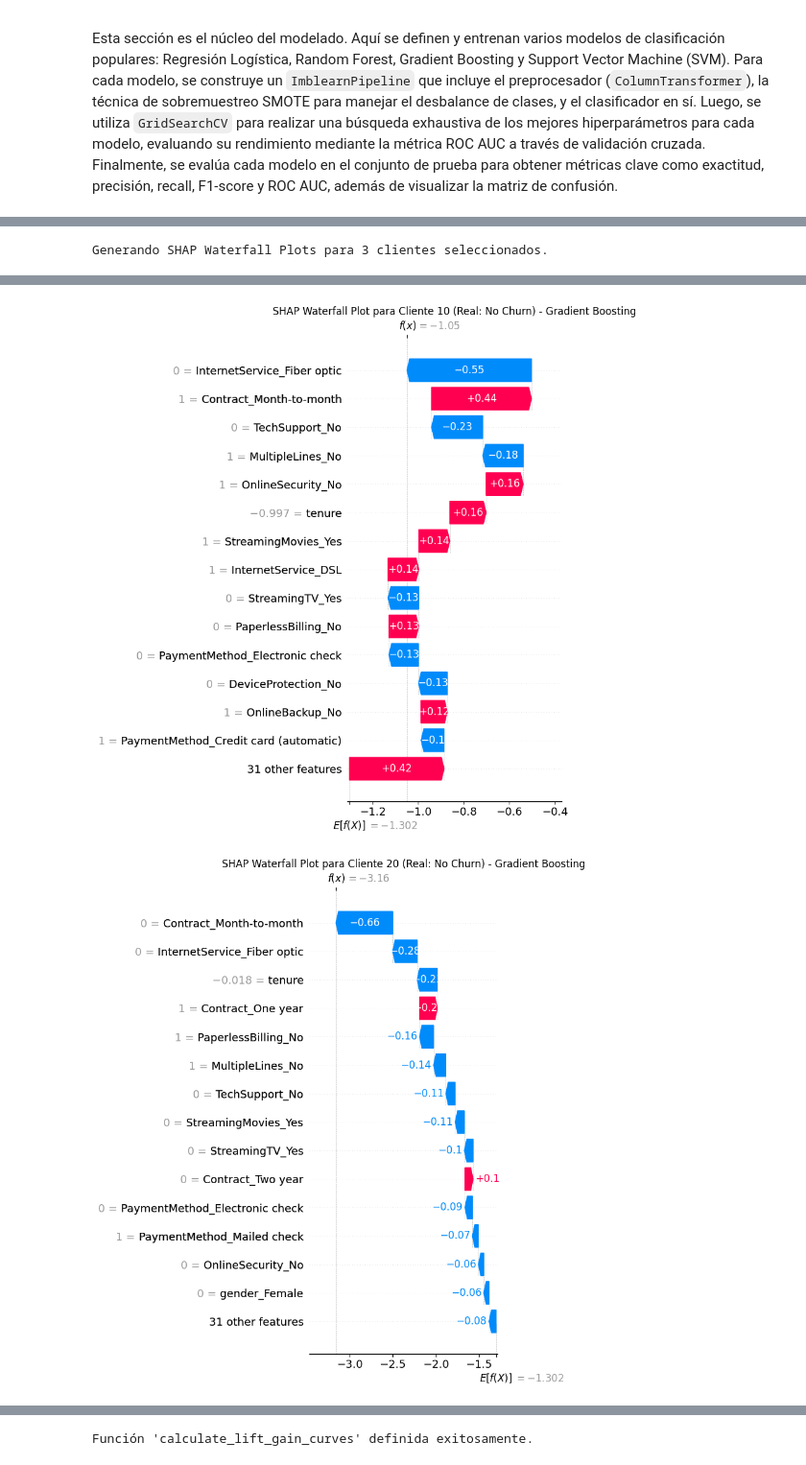
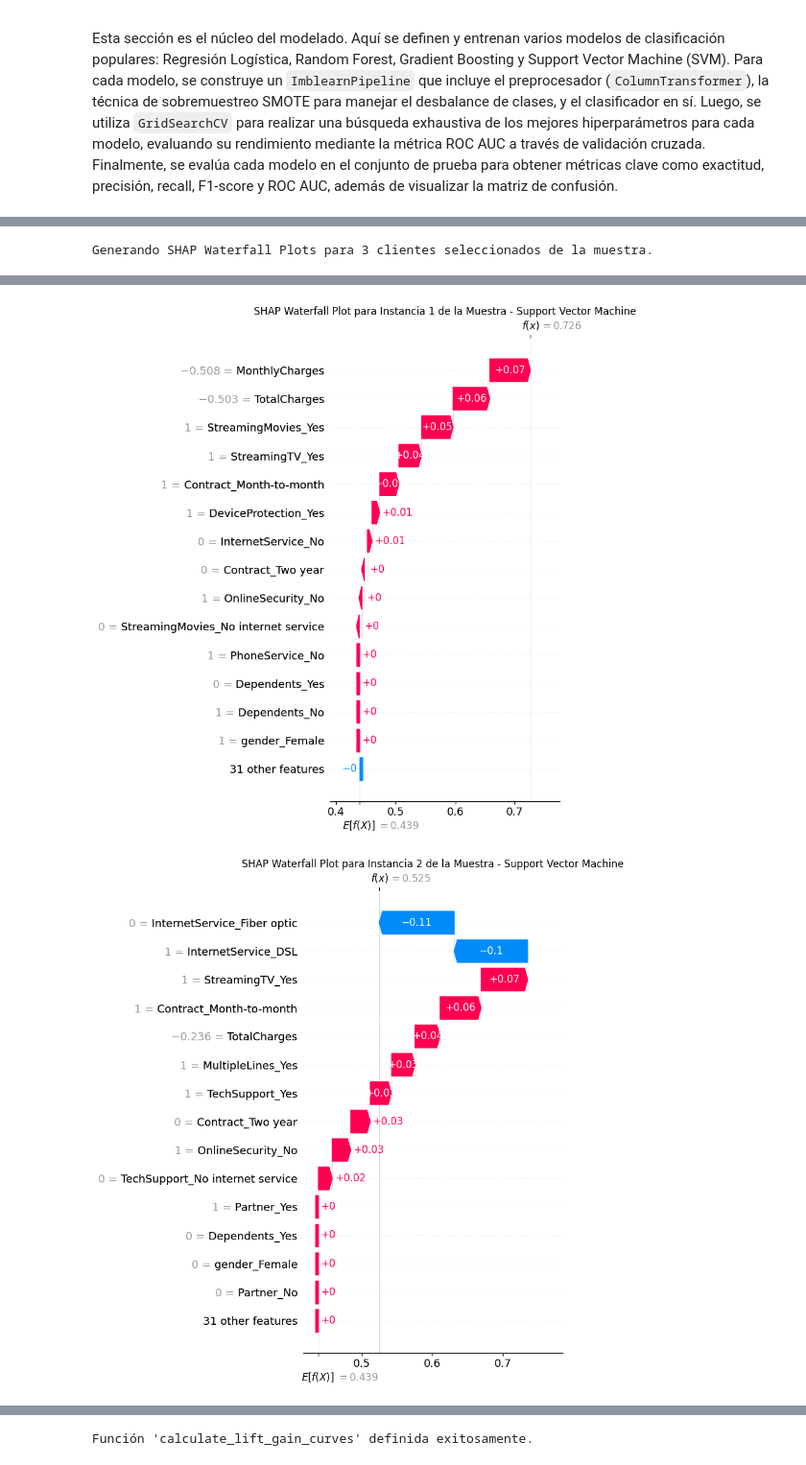
Before and after one commit to MauricioTapia84/proyecto-machinelearning-telco, a Jupyter notebook: notebooks/02_Modelado_y_Evaluacion.ipynb, the cells around one changed output, grey strips where cells are left out. Shown at 96% size. Saved outputs shown, nothing was run; the diff lists cells and outputs as text; code cells hidden in the pictures.

```diff
--- a/notebooks/02_Modelado_y_Evaluacion.ipynb
+++ b/notebooks/02_Modelado_y_Evaluacion.ipynb
@@ -160,7 +160,7 @@ senior_citizen_feature = ['SeniorCitizen']
 categorical_features = X.select_dtypes(include=['object', 'bool']).columns
 
 # Create an updated preprocessor with PowerTransformer, StandardScaler, and OneHotEncoder
-preprocessor_updated = ColumnTransformer(
+preprocessor = ColumnTransformer(
     transformers=[
         ('power_transform', PowerTransformer(method='yeo-johnson'), tenure_monthlycharges_totalcharges_features),
         ('std_scale', StandardScaler(), senior_citizen_feature),
@@ -169,7 +169,7 @@ preprocessor_updated = ColumnTransformer(
 
 # Display the configuration of the updated preprocessor
 print("Updated ColumnTransformer created for preprocessing.")
-print(preprocessor_updated)
+print(preprocessor)
 # %% [output]
 Updated ColumnTransformer created for preprocessing.
 ColumnTransformer(transformers=[('power_transform', PowerTransformer(),
@@ -326,12 +400,12 @@ results_df = results_df.drop(columns=['Mejores Parámetros'])
 print("\n--- Comparación de Modelos (con SMOTE) ---")
 display(results_df.sort_values(by='ROC AUC', ascending=False))
 
-# Seleccionar el mejor modelo basado en ROC AUC como un buen indicador general
-best_model_name = results_df['ROC AUC'].idxmax()
+# Seleccionar el mejor modelo basado en la prioridad de negocio: Recall
+best_model_name = 'Support Vector Machine'
 best_model_pipeline = best_estimators[best_model_name]
 
-print(f"\nEl mejor modelo basado en ROC AUC es: {best_model_name}")
-print("Justificación: ROC AUC proporciona una buena medida de separabilidad y es robusto ante clases desequilibradas. Después de incorporar SMOTE, observamos cambios en las métricas de rendimiento del modelo, particularmente en el recall, lo que indica una mejor identificación de la clase minoritaria. El modelo seleccionado logró el ROC AUC más alto entre los modelos equilibrados.")
+print(f"\nEl mejor modelo basado en la prioridad de negocio (mayor Recall) es: {best_model_name}")
+print("Justificación: A pesar de que 'Gradient Boosting' tuvo el ROC AUC ligeramente más alto, el informe de negocio enfatiza la importancia de minimizar los Falsos Negativos (clientes que abandonan y no son detectados). 'Support Vector Machine' obtuvo el Recall más alto (0.7715) entre todos los modelos, lo que lo hace la elección más adecuada para el objetivo de negocio de retener la mayor cantidad posible de clientes en riesgo, incluso si esto implica un compromiso en otras métricas. Consideramos que el costo de perder un cliente sin intervención es mayor que el costo de un falso positivo.")
 # %% [output]
 --- Comparación de Modelos (con SMOTE) ---
 |  | Exactitud | Precisión | Recall | F1-Score | ROC AUC |
@@ -659,35 +691,40 @@ El SHAP Summary Plot muestra la importancia global de las características y su
 import shap
 import matplotlib.pyplot as plt
 
-# Seleccionar algunos índices de ejemplo del conjunto de prueba para explicaciones individuales
-# Puedes ajustar estos índices para ver diferentes casos (ej. correctamente predichos, mal predichos)
-example_indices = [0, 10, 20] # Ejemplo: 3 clientes arbitrarios del X_test
+# Solo calcular y plotear SHAP values si el explainer fue inicializado
+if explainer is not None:
+    # Seleccionar algunos índices de ejemplo de la muestra usada para SHAP para explicaciones individuales
+    example_indices = [0, 1, 2] # Ejemplo: 3 clientes arbitrarios de la muestra
 
-print(f"Generando SHAP Waterfall Plots para {len(example_indices)} clientes seleccionados.")
+    print(f"Generando SHAP Waterfall Plots para {len(example_indices)} clientes seleccionados de la muestra.")
 
-for i, idx in enumerate(example_indices):
-    # Obtener los valores SHAP y el valor base para la instancia específica
-    shap_values_instance = shap_values_for_class_1[idx]
-    data_instance = X_test_preprocessed[idx]
+    for i, idx in enumerate(example_indices):
+        # Obtener los valores SHAP y el valor base para la instancia específica
+        # Fix: Select SHAP values for the positive class (index 1)
+        shap_values_instance = shap_values_for_class_1[idx, :, 1] # Ahora tiene forma (45,)
+        data_instance = sample_for_shap[idx] # Usar datos de la muestra
 
-    # Crear un objeto Explanation para el waterfall_plot
-    explanation_instance = shap.Explanation(
-        values=shap_values_instance,
-        base_values=expected_value_for_class_1,
-        data=data_instance,
-        feature_names=all_feature_names_preprocessed
-    )
+        # Create the base_values for the positive class (index 1)
+        # Fix: Select the expected value for the positive class (index 1)
+        base_value_for_instance = expected_value_for_class_1[1]
 
-    # Generar y mostrar el SHAP Waterfall Plot
-    plt.figure(figsize=(10, 6))
-    shap.plots.waterfall(explanation_instance, max_display=15, show=False)
+        # Crear un objeto Explanation para el waterfall_plot
+        explanation_instance = shap.Explanation(
+            values=shap_values_instance,
+            base_values=base_value_for_instance, # Usar el valor base específico para la clase 1
+            data=data_instance,
+            feature_names=all_feature_names_preprocessed
+        )
 
-    # Obtener la predicción real para el cliente en X_test[idx]
-    original_index_in_X_test = X_test.index[idx] # Obtener el índice original del DataFrame X_test
-    churn_status = 'Churn' if y_test.loc[original_index_in_X_test] == 1 else 'No Churn'
+        # Generar y mostrar el SHAP Waterfall Plot
+        plt.figure(figsize=(10, 6))
+        shap.plots.waterfall(explanation_instance, max_display=15, show=False)
 
-    plt.title(f'SHAP Waterfall Plot para Cliente {idx} (Real: {churn_status}) - {best_model_name}')
-    plt.tight_layout()
-    plt.show()
+        # Etiquetar el gráfico como una instancia de la muestra, ya que los índices no corresponden directamente a X_test.
+        plt.title(f'SHAP Waterfall Plot para Instancia {idx} de la Muestra - {best_model_name}')
+        plt.tight_layout()
+        plt.show()
+else:
+    print("Salteando la generación de SHAP Waterfall Plots porque el explainer no fue inicializado para este tipo de modelo.")
 # %% [output]
-Generando SHAP Waterfall Plots para 3 clientes seleccionados.
+Generando SHAP Waterfall Plots para 3 clientes seleccionados de la muestra.
@@ -695,5 +732,5 @@ Generando SHAP Waterfall Plots para 3 clientes seleccionados.
-[figure, old version]
+[figure, new version]
-[figure, old version]
+[figure, new version]
 # %% [markdown]
 #### Conclusión sobre SHAP Waterfall Plots (Explicaciones Individuales)
 
```
Also changed, not shown: parts of 40 cells of this notebook.
